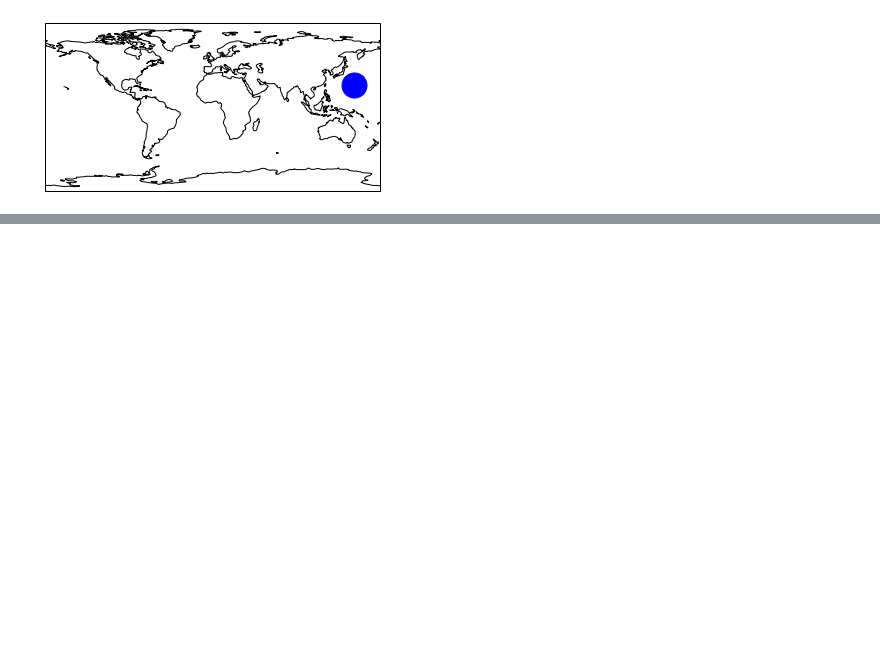
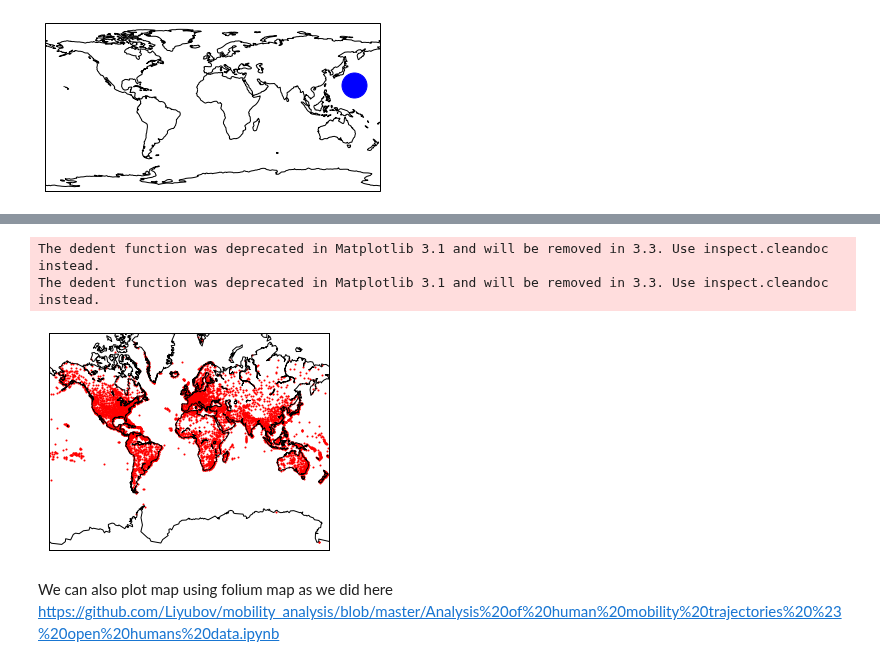
Before and after one commit to Liyubov/mobility_analysis_openhumans, a Jupyter notebook: mobilitydata analyzer.ipynb, the cells around one changed output, grey strips where cells are left out. Cells and saved outputs as stored; diff of their text form; code cells hidden in the pictures; blank space fills up the shorter version.

Commit message:
global mobility analysis work in progress

```diff
--- a/mobilitydata analyzer.ipynb
+++ b/mobilitydata analyzer.ipynb
@@ -266,0 +451,39 @@ plotCountryPatch(ax2, 'Poland', 'green')
+# %%
+# Now let us plot data on a maps
+# First we define x as ids of airports
+#name_lengths = airlines["name"].apply(lambda x: len(str(x)))
+#plt.scatter(airlines["id"].astype(int), name_lengths)
+
+#data = pandas.DataFrame({"lengths": name_lengths, "ids": airlines["id"].astype(int)})
+#seaborn.jointplot(x="ids", y="lengths", data=data)
+
+
+
+# using latitude and longitude pairs for airports. The first map we can make is one that shows all the airports all over the world. We can do this with the basemap extension to matplotlib. This enables drawing world maps and adding points, and is very customizable.
+
+# Import the basemap package
+from mpl_toolkits.basemap import Basemap
+
+# Create a map on which to draw.
+# Use mercator projection, and showing the whole world.
+m = Basemap(projection='merc',llcrnrlat=-80,urcrnrlat=80,llcrnrlon=-180,urcrnrlon=180,lat_ts=20,resolution='c')
+# Draw coastlines, and the edges of the map.
+
+
+m.drawcoastlines()
+m.drawmapboundary()
+
+# Convert latitude and longitude to x and y coordinates
+x, y = m(list(airports["longitude"].astype(float)), list(airports["latitude"].astype(float)))
+
+# Use matplotlib to draw the points onto the map.
+m.scatter(x,y,1,marker='o',color='red')
+# Show the plot.
+plt.show()
+# %% [output]
+The dedent function was deprecated in Matplotlib 3.1 and will be removed in 3.3. Use inspect.cleandoc instead.
+The dedent function was deprecated in Matplotlib 3.1 and will be removed in 3.3. Use inspect.cleandoc instead.
+[figure, added]
+# %% [markdown]
+We can also plot map using folium map as we did here
+https://github.com/Liyubov/mobility_analysis/blob/master/Analysis%20of%20human%20mobility%20trajectories%20%23%20open%20humans%20data.ipynb
```
Also changed, not shown: parts of 15 cells of this notebook.
